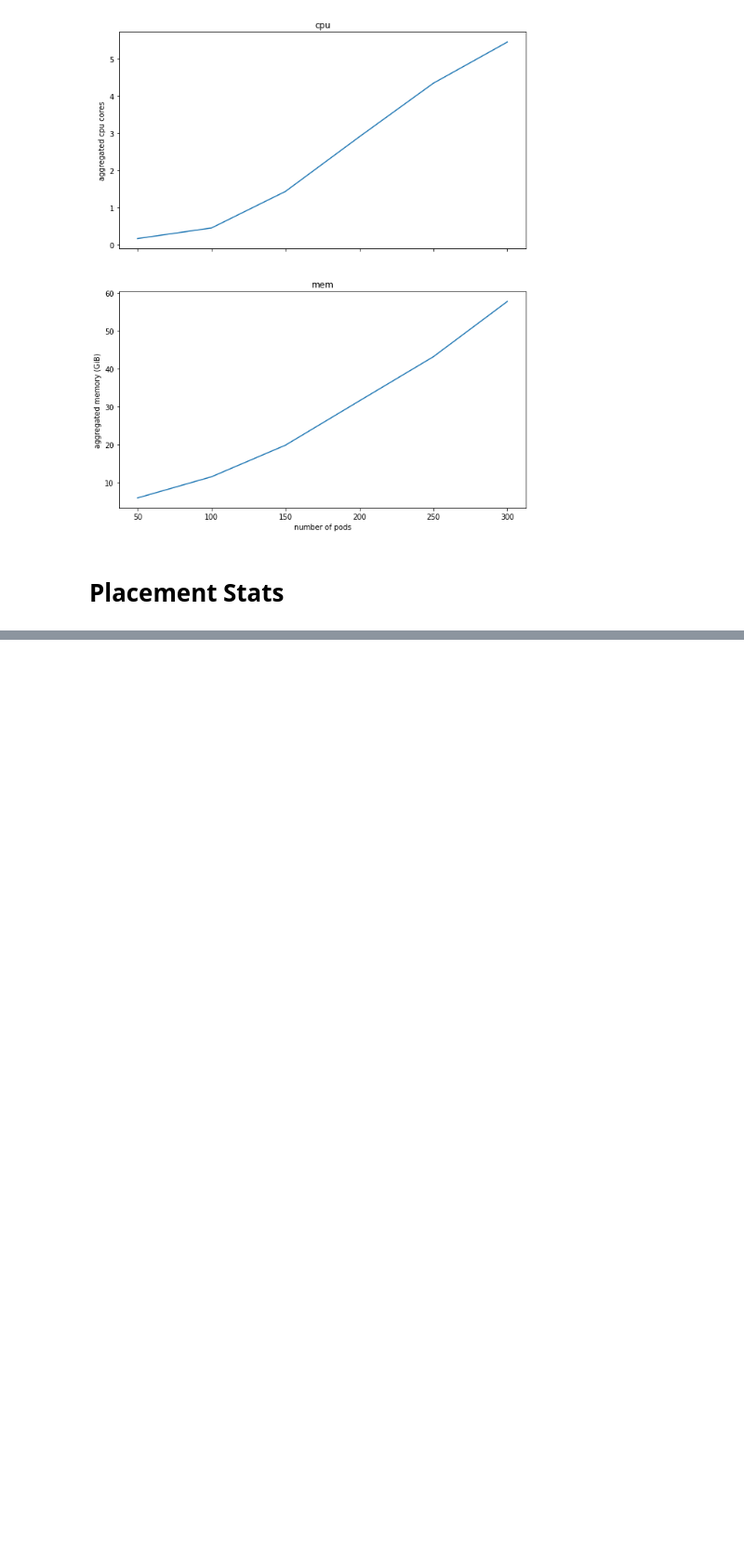
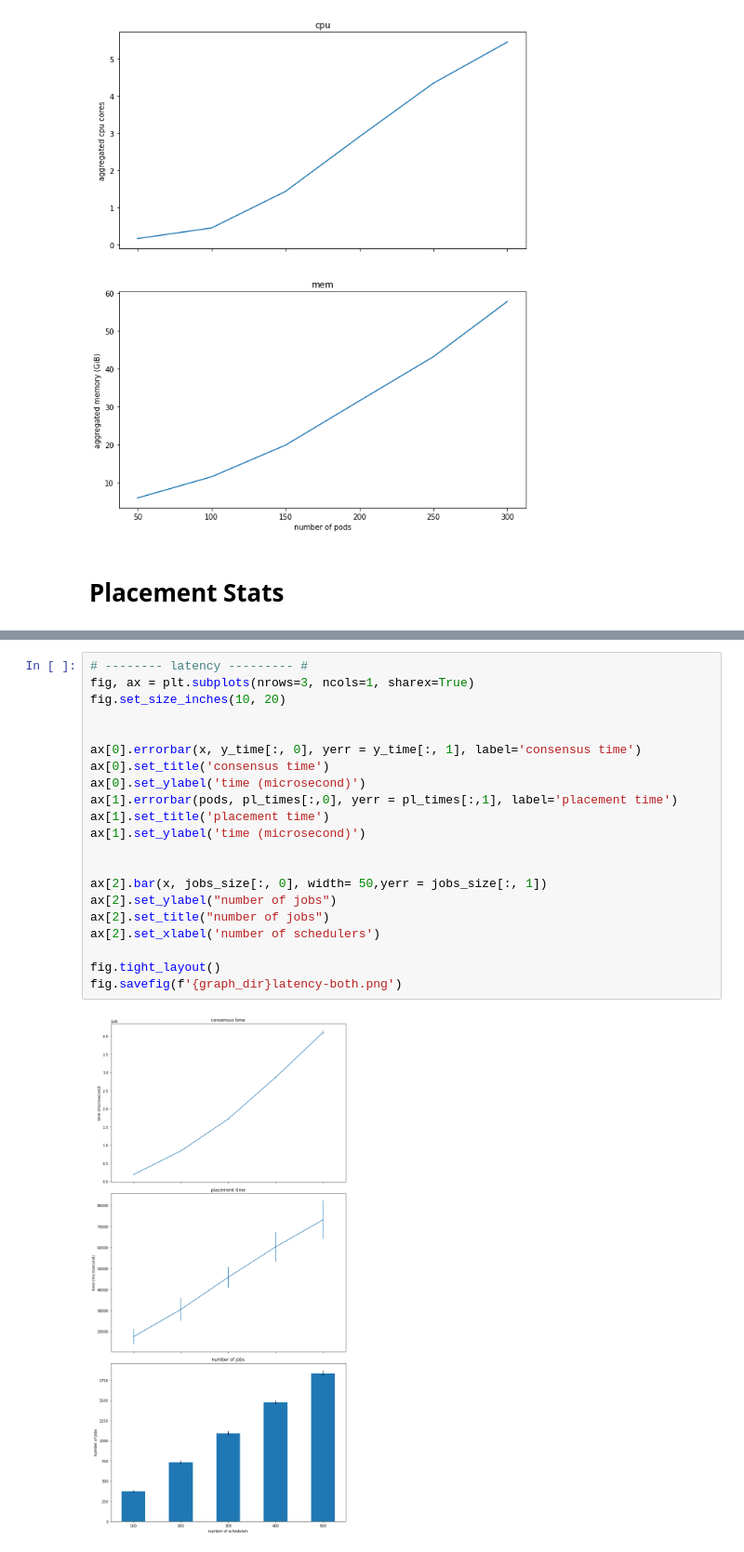
Before and after one commit to Vincent-lau/hyperion, a Jupyter notebook: measure/plotmetrics.ipynb, the cells around one changed output, grey strips where cells are left out. Shown: that part at 93% size. Saved outputs shown, nothing was run; the diff lists cells and outputs as text; blank space fills up the shorter version.

```diff
--- a/measure/plotmetrics.ipynb
+++ b/measure/plotmetrics.ipynb
@@ -269,0 +327,23 @@ fig.savefig(f'{dir}finalw-100pods-1c.png')
+# %%
+# -------- latency --------- #
+fig, ax = plt.subplots(nrows=3, ncols=1, sharex=True)
+fig.set_size_inches(10, 20)
+
+
+ax[0].errorbar(x, y_time[:, 0], yerr = y_time[:, 1], label='consensus time')
+ax[0].set_title('consensus time')
+ax[0].set_ylabel('time (microsecond)')
+ax[1].errorbar(pods, pl_times[:,0], yerr = pl_times[:,1], label='placement time')
+ax[1].set_title('placement time')
+ax[1].set_ylabel('time (microsecond)')
+
+
+ax[2].bar(x, jobs_size[:, 0], width= 50,yerr = jobs_size[:, 1])
+ax[2].set_ylabel("number of jobs")
+ax[2].set_title("number of jobs")
+ax[2].set_xlabel('number of schedulers')
+
+fig.tight_layout()
+fig.savefig(f'{graph_dir}latency-both.png')
+# %% [output]
+[figure, added]
```
Also changed, not shown: parts of 7 cells of this notebook, 2 other files.
